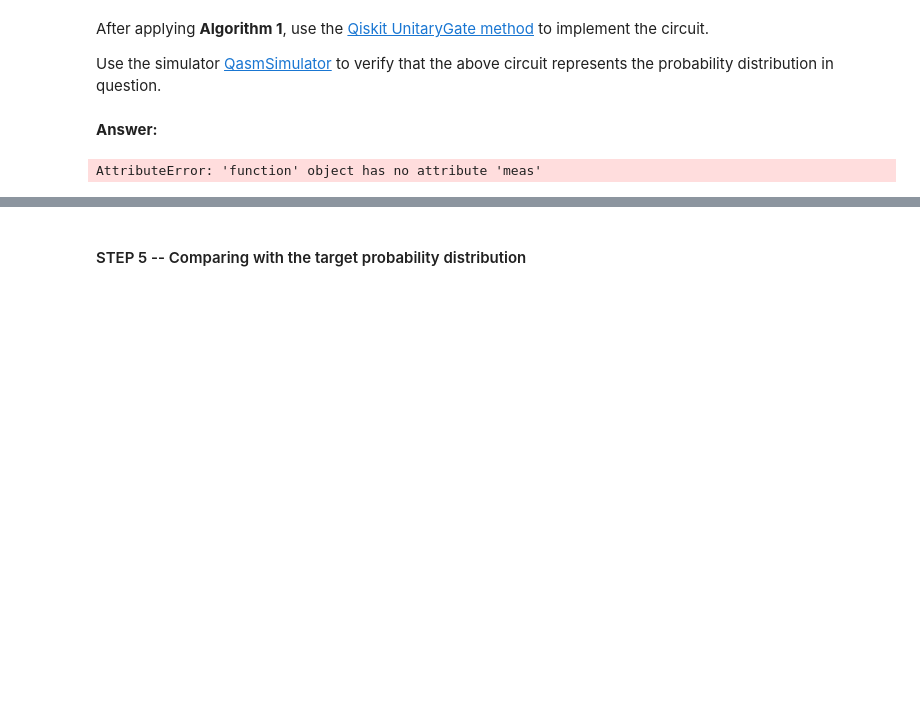
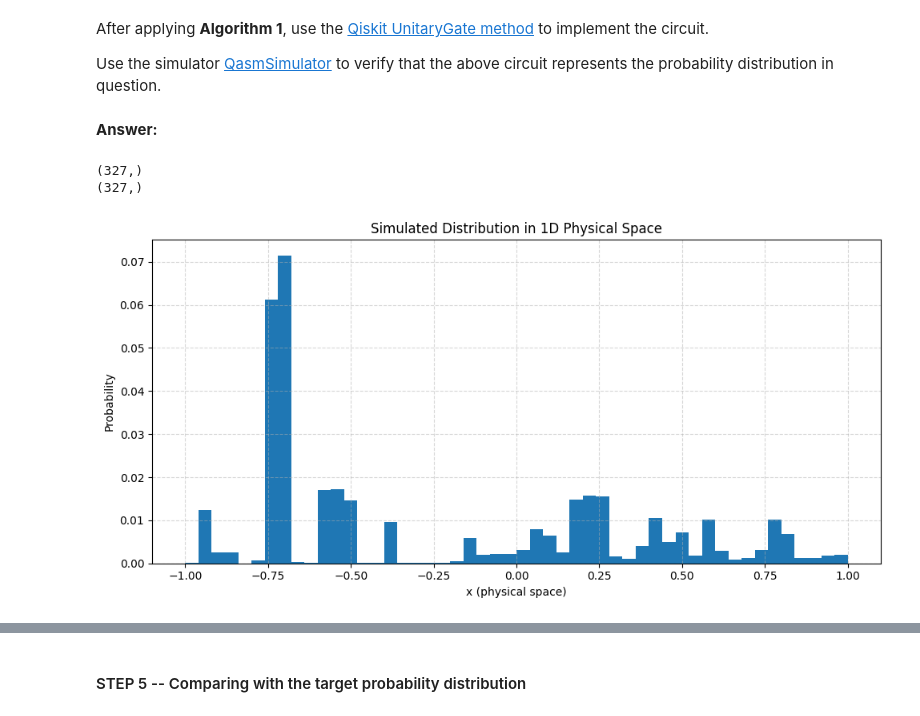
Before and after one commit to Nipsulai/QuantumHack, a Jupyter notebook: Challenge Moodys.ipynb, the cells around one changed output, grey strips where cells are left out. Cells and saved outputs as stored; diff of their text form; code cells hidden in the pictures; blank space fills up the shorter version.

```diff
--- a/Challenge Moodys.ipynb
+++ b/Challenge Moodys.ipynb
@@ -502,11 +481,11 @@ from qiskit.visualization import plot_histogram
 # --- Step 1: Simulate the circuit ---
 sim = QasmSimulator()
 compiled_circuit = transpile(qc, sim)
-job = sim.run(compiled_circuit, shots=2**20)
+job = sim.run(compiled_circuit, shots=1000000)
 result = job.result()
 counts = result.get_counts()
 
-plot_histogram(result.data.meas.get_counts())
+#plot_histogram(result.data.meas.get_counts())
 
 # --- Step 2: Bitstring → 1D physical space mapping ---
 def bitstring_to_physical_point_1d(bitstring, qubit_pers_dim):
@@ -514,42 +493,49 @@ def bitstring_to_physical_point_1d(bitstring, qubit_pers_dim):
     bits = [int(b) for b in bitstring]
     dec = sum(bits[i] << (qubit_pers_dim - 1 - i) for i in range(qubit_pers_dim))
     scaled = dec / (2**qubit_pers_dim)
-    physical_x = 2 * scaled - 1  # Map to [-1, 1]
+    physical_x = (2 * scaled - 1)*3  # Map to [-1, 1]
     return physical_x
 
 def convert_counts_to_1d_histogram(counts, qubit_pers_dim, bins=10):
     points = []
     weights = []
     for bitstring, count in counts.items():
-        bitstring = bitstring[::-1]  # Reverse the bitstring
-        #print(bitstring, count)
-        x = bitstring_to_physical_point_1d(bitstring.replace(" ", "")[::-1], qubit_pers_dim)
-        #print(x)
-        points.append(x)
-        weights.append(count)
-    points = np.array(points)
+        try:
+            bitstring = bitstring.replace(" ", "")#[::-1]
+            bit_tensor = torch.tensor([int(b) for b in bitstring], dtype=torch.int32)
+            x = ket_to_point(bit_tensor, qubit_pers_dim)
+            points.append(x)
+            weights.append(count)
+        except Exception as e:
+            print(f"Skipping bitstring {bitstring} due to error: {e}")
+            continue
+    points = np.array(points).flatten()
+    print(points.shape)
     weights = np.array(weights) / np.sum(weights)
+    print(weights.shape)
     H, bin_edges = np.histogram(points, bins=bins, range=[-1, 1], weights=weights)
     return H, bin_edges
 
 # --- Step 3: Plot 1D histogram ---
 def plot_1d_histogram(H, bin_edges, title="Simulated 1D Distribution"):
     bin_centers = (bin_edges[:-1] + bin_edges[1:]) / 2
     plt.figure(figsize=(10, 5))
     plt.bar(bin_centers, H, width=bin_edges[1] - bin_edges[0], align='center')
     plt.title(title)
     plt.xlabel("x (physical space)")
     plt.ylabel("Probability")
     plt.grid(True, linestyle='--', alpha=0.5)
     plt.tight_layout()
     plt.show()
 
 # --- Step 4: Run and plot ---
 qubit_pers_dim = 10
 H, bins = convert_counts_to_1d_histogram(counts, qubit_pers_dim, bins=50)
 plot_1d_histogram(H, bins, title="Simulated Distribution in 1D Physical Space")
 # %% [output]
-AttributeError: 'function' object has no attribute 'meas'
+(327,)
+(327,)
+[figure, added]
 # %%
 from qiskit import transpile
 from qiskit_aer import QasmSimulator
```
Also changed, not shown: parts of 4 cells of this notebook.
